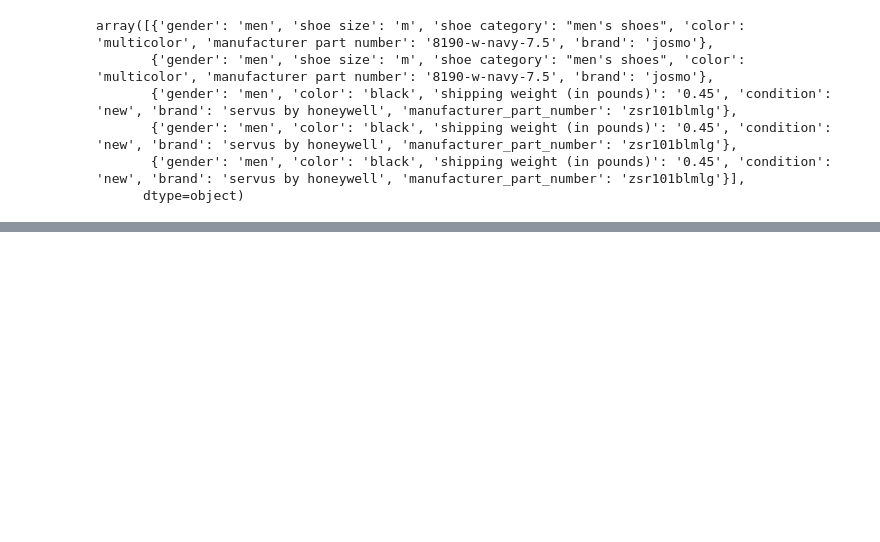
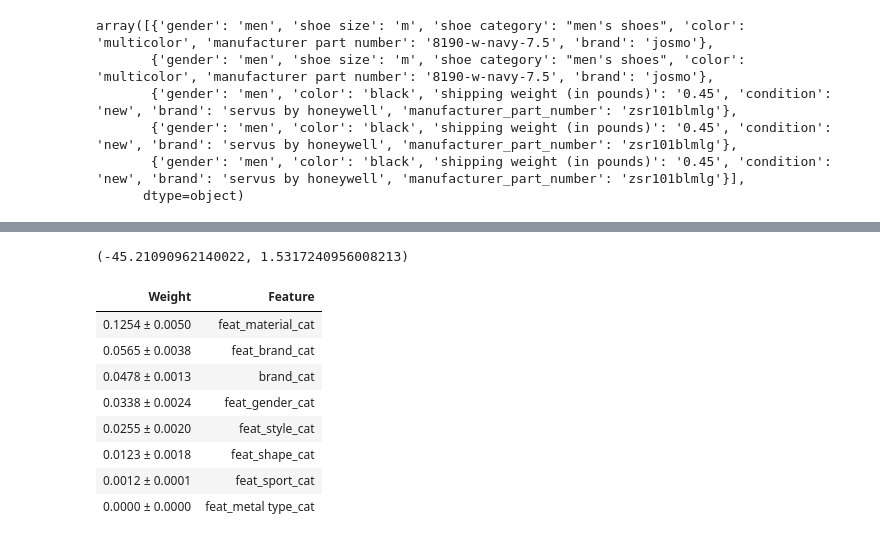
Before and after one commit to ksawczak/dw_matrix, a Jupyter notebook: day5.ipynb, the cells around one changed output, grey strips where cells are left out. Drawn from its saved outputs; the diff is of its cells as text; code cells hidden in the pictures; blank space fills up the shorter version.

```diff
--- a/day5.ipynb
+++ b/day5.ipynb
@@ -55,5 +46,6 @@ df.shape
 # %%
 df.to_csv('data/shoes_prices.csv', index=False)
+df = pd.read_csv('data/shoes_prices.csv', low_memory=False)
 # %%
 def run_model (feats, model = DecisionTreeRegressor(max_depth=5)):
   X = df[feats].values
@@ -161,3 +138,9 @@ df['feat_brand_cat'] = df['feat_brand'].factorize()[0]
 df['feat_gender_cat'] = df['feat_color'].factorize()[0]
 df['feat_manufacturer part number_cat'] = df['feat_manufacturer part number'].factorize()[0]
 df['feat_material_cat'] = df['feat_material'].factorize()[0]
+
+df['feat_sport_cat'] = df['feat_sport'].factorize()[0]
+df['feat_style_cat'] = df['feat_style'].factorize()[0]
+
+for key in keys:
+  df[get_name_feat(key) + '_cat'] = df[get_name_feat(key)].factorize()[0]
@@ -191,0 +178,25 @@ See the caveats in the documentation: http://pandas.pydata.org/pandas-docs/stabl
+# %%
+feats = ['brand_cat', 'feat_metal type_cat','feat_brand_cat', 'feat_shape_cat' ,'feat_gender_cat',  'feat_material_cat', 'feat_sport_cat', 'feat_style_cat']
+model = RandomForestRegressor(max_depth=5, n_estimators=100)
+run_model(feats,model)
+# %% [output]
+(-45.21090962140022, 1.5317240956008213)
+# %%
+X = df[feats].values
+y  = df['prices_amountmin'].values
+
+m = RandomForestRegressor(max_depth=5, n_estimators=100, random_state=0)
+m.fit(X, y)
+
+perm = PermutationImportance(m, random_state=1).fit(X,y);
+eli5.show_weights(perm, feature_names = feats)
+# %% [output]
+| Weight | Feature |
+| 0.1254 ± 0.0050 | feat_material_cat |
+| 0.0565 ± 0.0038 | feat_brand_cat |
+| 0.0478 ± 0.0013 | brand_cat |
+| 0.0338 ± 0.0024 | feat_gender_cat |
+| 0.0255 ± 0.0020 | feat_style_cat |
+| 0.0123 ± 0.0018 | feat_shape_cat |
+| 0.0012 ± 0.0001 | feat_sport_cat |
+| 0.0000 ± 0.0000 | feat_metal type_cat |
```
Also changed, not shown: parts of 16 cells of this notebook.
